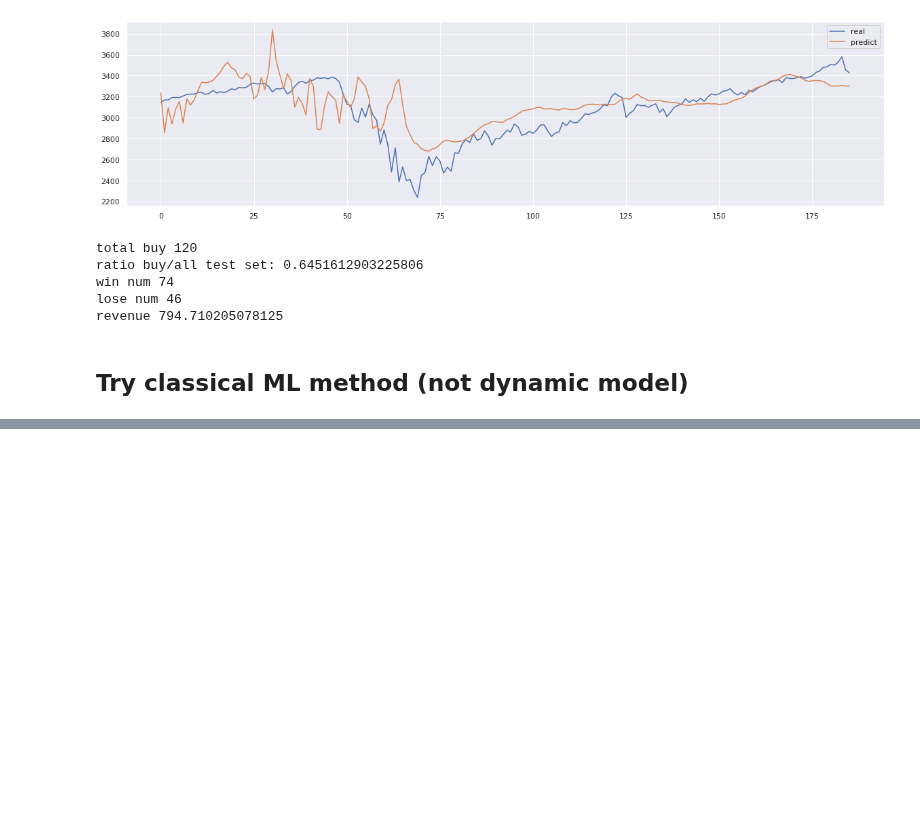
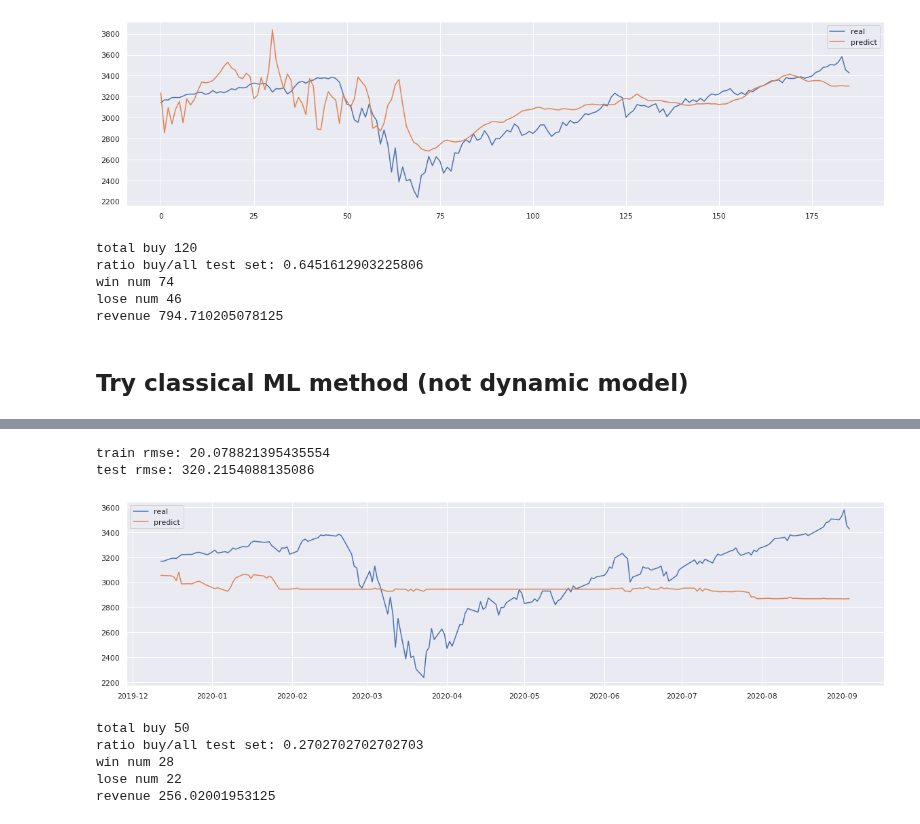
Before and after one commit to duybluemind1988/Data-science, a Jupyter notebook: Time_series/Time_series_all_method_2(multy).ipynb, the cells around one changed output, grey strips where cells are left out. Drawn from its saved outputs; the diff is of its cells as text; code cells hidden in the pictures; blank space fills up the shorter version.

```diff
--- a/Time_series/Time_series_all_method_2(multy).ipynb
+++ b/Time_series/Time_series_all_method_2(multy).ipynb
@@ -780,0 +815,3 @@ df_assets              #X
+# %%
+df_assets_shift=df_assets.shift(1)
+df_assets_shift
@@ -780,0 +832,3 @@ df_assets              #X
+# %%
+new_df=pd.concat([df_assets_shift,df_sp500],axis=1).dropna()
+new_df
@@ -780,0 +849,6 @@ df_assets              #X
+# %%
+split=int(len(new_df)*0.8)
+train=new_df[:split]
+test=new_df[split:]
+print(train.shape)
+print(test.shape)
@@ -780,0 +1136,27 @@ df_assets              #X
+# %%
+model=LGBMRegressor()
+model.fit(X_train,y_train)
+y_train_pred=model.predict(X_train)
+y_test_pred=model.predict(X_test)
+y_test_pred=pd.Series(y_test_pred)
+y_test_pred.index=y_test.index
+print('train rmse:', np.sqrt(mean_squared_error(y_train, y_train_pred)))
+print('test rmse:', np.sqrt(mean_squared_error(y_test, y_test_pred)))
+plt.figure(figsize=(20,5))
+plt.plot(y_test,label='real')
+plt.plot(y_test_pred,label='predict')
+plt.legend()
+plt.show()
+# %% [output]
+train rmse: 20.078821395435554
+test rmse: 320.2154088135086
+[figure, added]
+# %%
+profit(y_test,
+       y_test_pred)
+# %% [output]
+total buy 50
+ratio buy/all test set: 0.2702702702702703
+win num 28
+lose num 22
+revenue 256.02001953125
```
Also changed, not shown: parts of 16 cells of this notebook.
